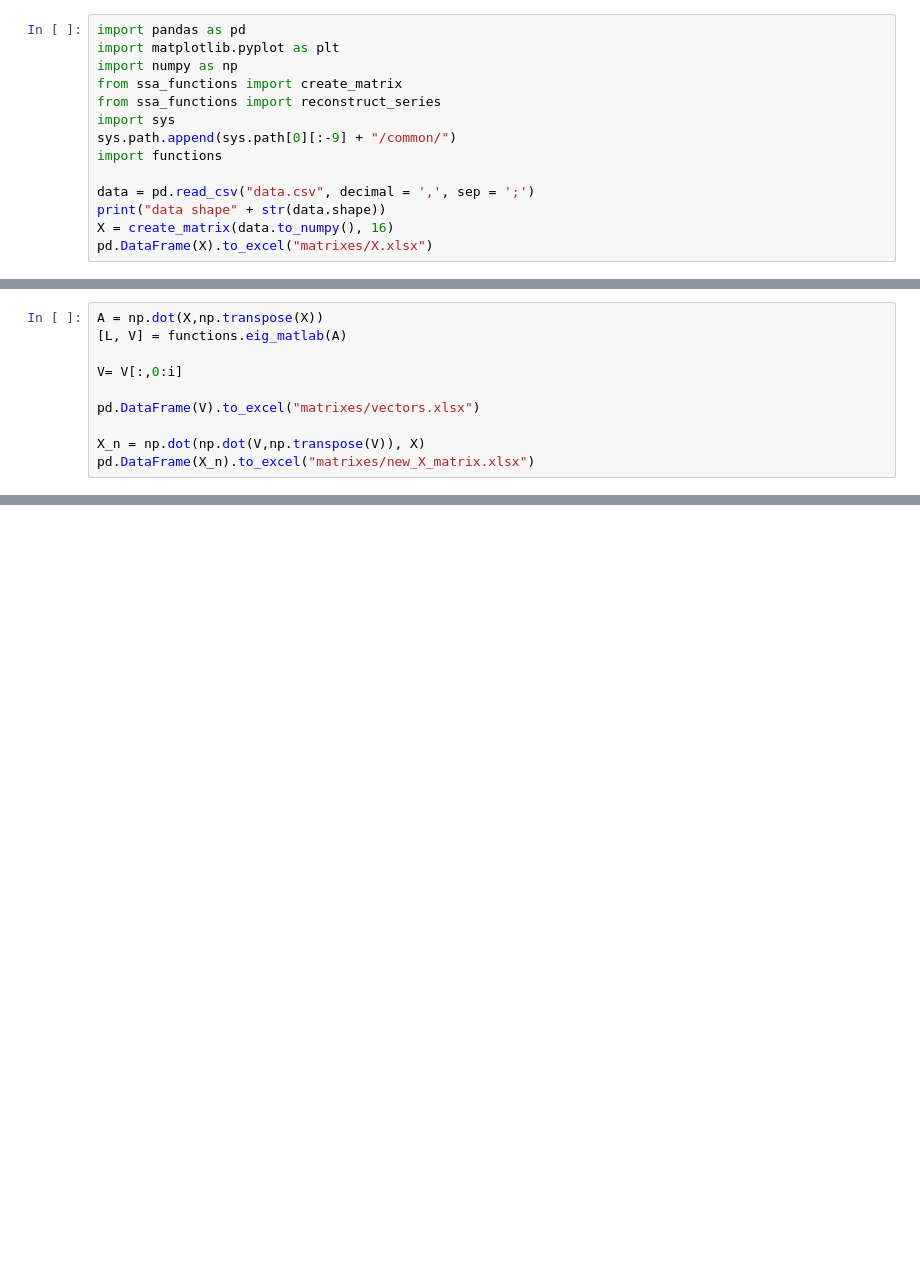
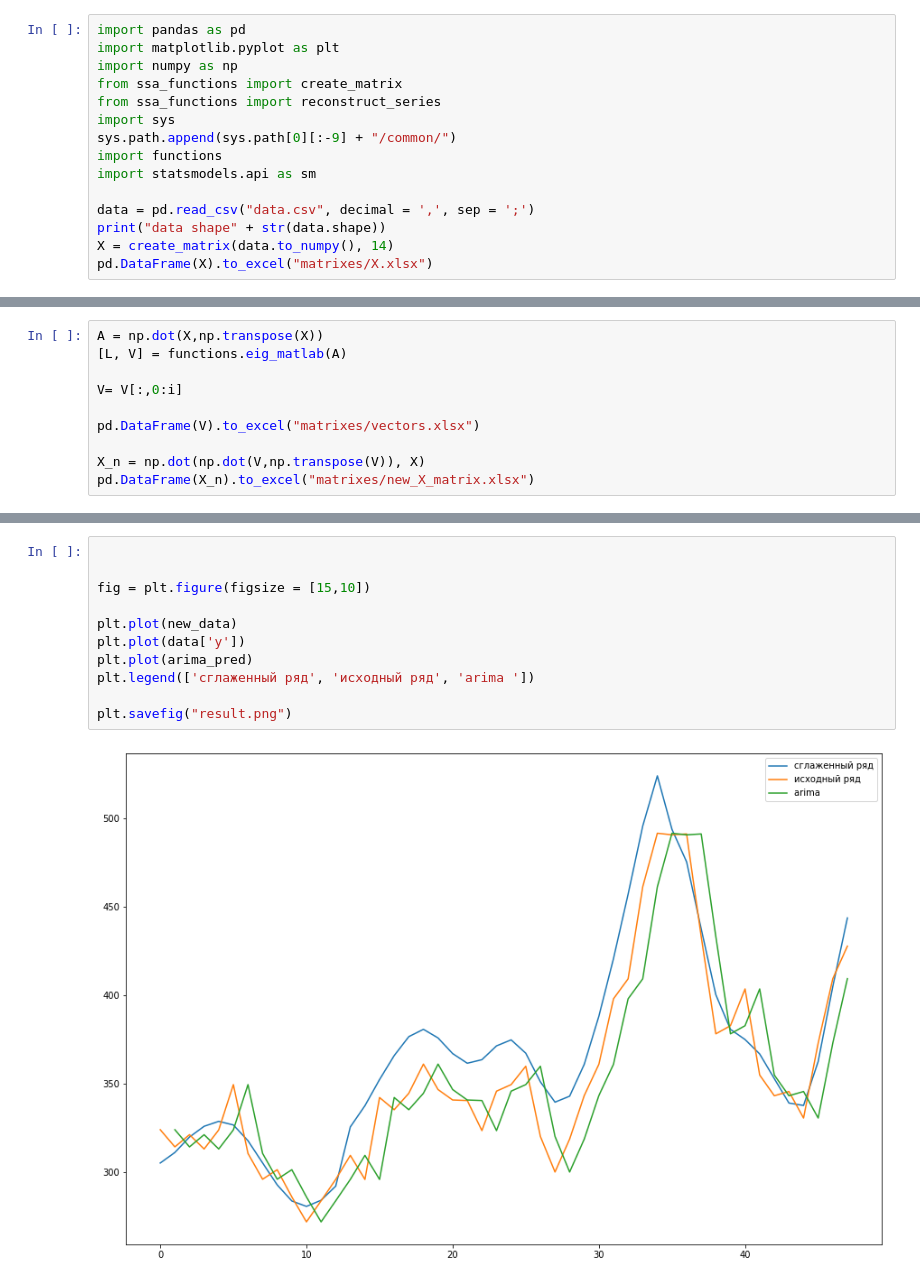
Before and after one commit to Dranikf/multivariate_statistical_analysis, a Jupyter notebook: ysrs2 ssa/main.ipynb, the cells around one changed output, grey strips where cells are left out. Cells and saved outputs as stored; diff of their text form; blank space fills up the shorter version.

```diff
--- a/ysrs2 ssa/main.ipynb
+++ b/ysrs2 ssa/main.ipynb
@@ -7,10 +7,11 @@ from ssa_functions import reconstruct_series
 import sys
 sys.path.append(sys.path[0][:-9] + "/common/")
 import functions
+import statsmodels.api as sm
 
 data = pd.read_csv("data.csv", decimal = ',', sep = ';')
 print("data shape" + str(data.shape))
-X = create_matrix(data.to_numpy(), 16)
+X = create_matrix(data.to_numpy(), 14)
 pd.DataFrame(X).to_excel("matrixes/X.xlsx")
 # %% [output]
 data shape(48, 1)
@@ -54,0 +149,13 @@ plt.plot(data['y'])
+# %%
+
+
+fig = plt.figure(figsize = [15,10])
+
+plt.plot(new_data)
+plt.plot(data['y'])
+plt.plot(arima_pred)
+plt.legend(['сглаженный ряд', 'исходный ряд', 'arima '])
+
+plt.savefig("result.png")
+# %% [output]
+[figure, added]
```
Also changed, not shown: parts of 8 cells of this notebook, 10 other files.
